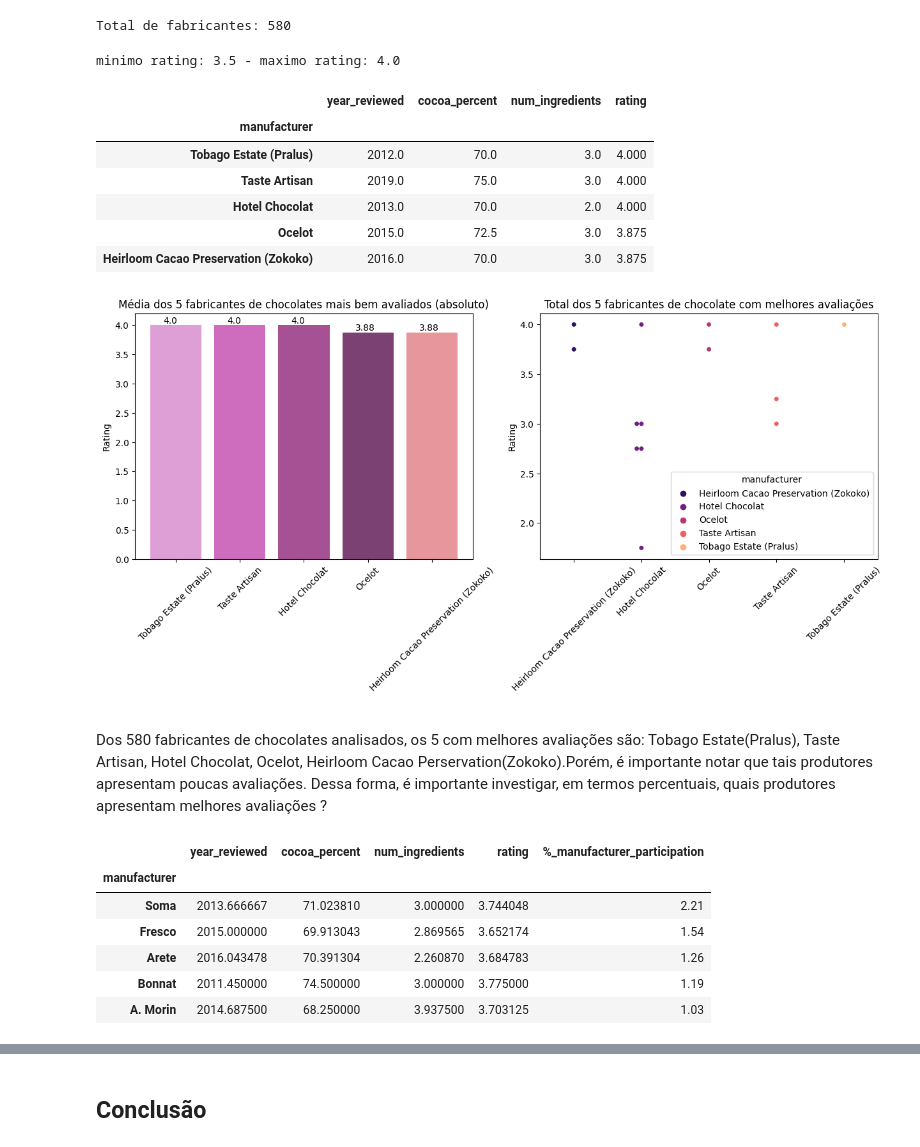
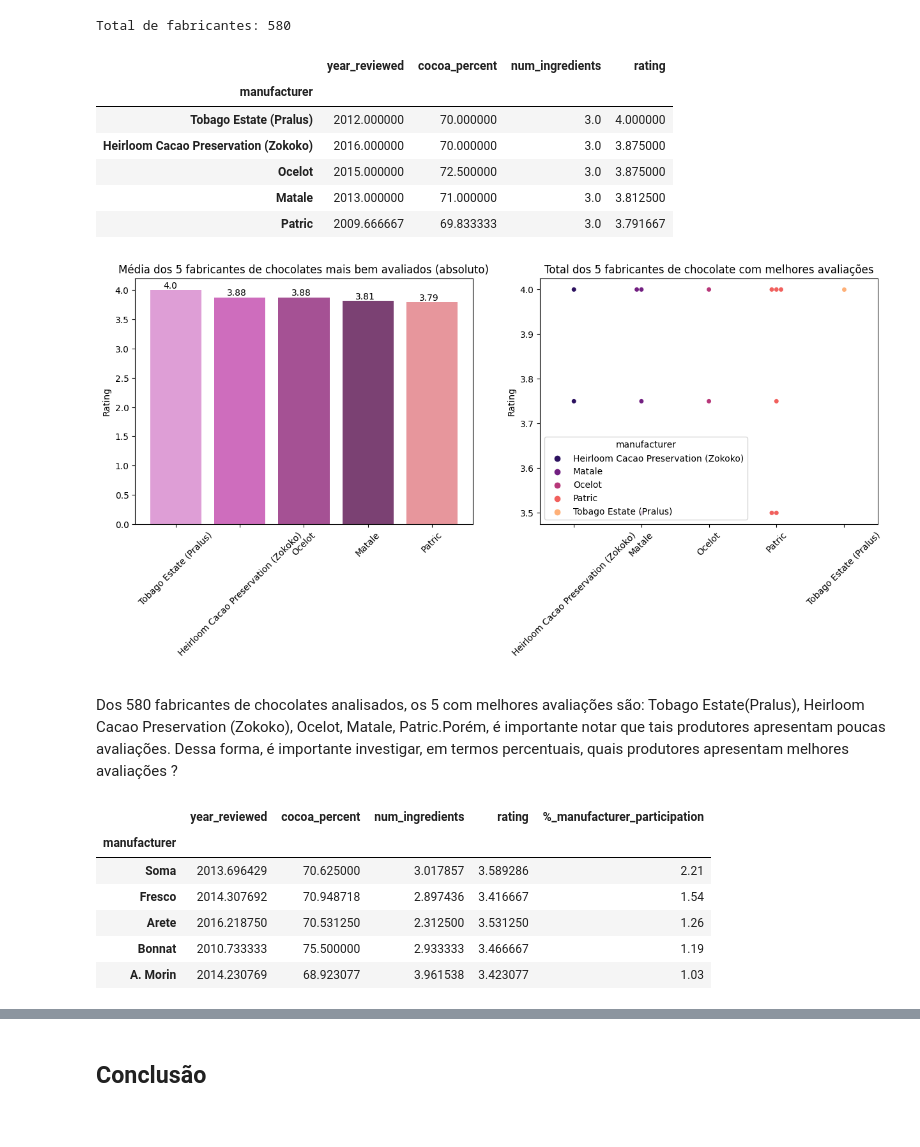
Before and after one commit to talitacgs/ChocolateBar_Analysis, a Jupyter notebook: chocolate_analysis.ipynb, the cells around one changed output, grey strips where cells are left out. Drawn from its saved outputs; the diff is of its cells as text; code cells hidden in the pictures.

```diff
--- a/chocolate_analysis.ipynb
+++ b/chocolate_analysis.ipynb
@@ -218,6 +218,18 @@ df_bean_sorted.head()
 | Sao Tome & Principe | 2020.000000 | 72.500000 | 3.500000 | 3.500000 |
 | Solomon Islands | 2017.400000 | 71.800000 | 2.900000 | 3.450000 |
 | Congo | 2013.090909 | 70.454545 | 3.454545 | 3.318182 |
+# %%
+#função retorna posição dos rótulos de dados nos bar chart
+def position(x):
+    posicao = [i for i in range(0,x,1)]
+
+    return posicao
+
+#função retorna altura nos bar chart
+def height(dataset_name):
+    altura = [round(i,2) for i in dataset_name]
+
+    return altura
 # %%
 fig,axes = plt.subplots(nrows=1,ncols=2,figsize=(16,5))
 
@@ -392,85 +386,68 @@ total_manufacturer = df["manufacturer"].unique().size
 print(f'Total de fabricantes: {total_manufacturer}')
 # %% [output]
 Total de fabricantes: 580
-# %%
-df_highly_recommend = df[df["rating"] >= 3.5]
-min_rating2 = df_highly_recommend['rating'].min()
-max_rating2 = df_highly_recommend['rating'].max()
-
-print(f'minimo rating: {min_rating2} - maximo rating: {max_rating2}')
-# %% [output]
-minimo rating: 3.5 - maximo rating: 4.0
 # %%
-df_manufacturer = df_highly_recommend.groupby("manufacturer").mean(numeric_only=True)
+df_manufacturer = df.groupby("manufacturer").mean(numeric_only=True)
 df_manufacturer_sorted = df_manufacturer.sort_values(by="rating",ascending=False)
 df_manufacturer_sorted.head()
 # %% [output]
 |  | year_reviewed | cocoa_percent | num_ingredients | rating |
 | manufacturer |  |  |  |  |
-| Tobago Estate (Pralus) | 2012.0 | 70.0 | 3.0 | 4.000 |
-| Taste Artisan | 2019.0 | 75.0 | 3.0 | 4.000 |
-| Hotel Chocolat | 2013.0 | 70.0 | 2.0 | 4.000 |
-| Ocelot | 2015.0 | 72.5 | 3.0 | 3.875 |
-| Heirloom Cacao Preservation (Zokoko) | 2016.0 | 70.0 | 3.0 | 3.875 |
+| Tobago Estate (Pralus) | 2012.000000 | 70.000000 | 3.0 | 4.000000 |
+| Heirloom Cacao Preservation (Zokoko) | 2016.000000 | 70.000000 | 3.0 | 3.875000 |
+| Ocelot | 2015.000000 | 72.500000 | 3.0 | 3.875000 |
+| Matale | 2013.000000 | 71.000000 | 3.0 | 3.812500 |
+| Patric | 2009.666667 | 69.833333 | 3.0 | 3.791667 |
 # %%
 fig,axes = plt.subplots(nrows=1,ncols=2,figsize=(15,5))
 
 #Bar Chart
-
-#--------------------------------------------------------------------------------------REFATORAR !!!!!
-j=0
-altura2 = []
-while j < 6:
-    for i in df_manufacturer_sorted["rating"]:
-       altura2.append(round(i,2))
-    j += 1
-
-posicao2 = []
-for i in range(0,5,1):
-   posicao2.append(i)
-#--------------------------------------------------------------------------------------
 
 #plot(x,y)
 col_map = plt.get_cmap('tab20b_r')
 axes[0].bar(df_manufacturer_sorted.index[:5],df_manufacturer_sorted["rating"][:5], color=col_map.colors)
 
 #Definindo labels
 axes[0].set(ylabel="Rating",
-            title="Média dos 5 fabricantes de chocolates mais bem avaliados (absoluto)")
+            title="Média dos fabricantes de chocolates mais bem avaliados")
 
 axes[0].set_xticks(ticks = np.arange(5),labels = df_manufacturer_sorted.index[:5],rotation = 45)
 
 #Colocando a quantidade em cada barra -> x=posição, y=altura, s=altura
 for i in range(5):
-   axes[0].text(x=posicao2[i]-0.2, y=altura2[i]+0.03, s=str(altura2[i]),
-           fontsize=10)
+   axes[0].text(x = position(5)[i]-0.2,
+                y = height(df_manufacturer_sorted["rating"])[i]+0.03,
+                s = str(height(df_manufacturer_sorted["rating"])[i]),
+                fontsize=10)
 
 #Swarmplot
 
 df_best_manufacturer = df.loc[((df["manufacturer"] == "Tobago Estate (Pralus)")|
-                              (df["manufacturer"] == "Taste Artisan")|
-                              (df["manufacturer"] == "Hotel Chocolat")|
+                              (df["manufacturer"] == "Heirloom Cacao Preservation (Zokoko)")|
                               (df["manufacturer"] == "Ocelot")|
-                              (df["manufacturer"] == "Heirloom Cacao Preservation (Zokoko)"))]
+                              (df["manufacturer"] == "Matale")|
+                              (df["manufacturer"] == "Patric"))]
 
 df_best_manufacturer = df_best_manufacturer.sort_values(by="rating",ascending=False)
 
 #plot(x,y)
 sns.swarmplot(x="manufacturer", y="rating",hue="manufacturer", palette="magma", data=df_best_manufacturer, ax=axes[1]);
 
 #Definindo labels
 axes[1].set(xlabel = " ",
             ylabel="Rating",
             title="Total dos 5 fabricantes de chocolate com melhores avaliações")
 
 axes[1].set_xticks(ticks = np.arange(5),labels = df_best_manufacturer["manufacturer"].unique(),rotation = 45)
 
 
 plt.show()
+
+fig.savefig("images/manufacturer_absolute.png")
 # %% [output]
-[figure, old version]
+[figure, new version]
 # %% [markdown]
-Dos 580 fabricantes de chocolates analisados, os 5 com melhores avaliações são: Tobago Estate(Pralus), Taste Artisan, Hotel Chocolat, Ocelot, Heirloom Cacao Perservation(Zokoko).Porém, é importante notar que tais produtores apresentam poucas avaliações. Dessa forma, é importante investigar, em termos percentuais, quais produtores apresentam melhores avaliações ?
+Dos 580 fabricantes de chocolates analisados, os 5 com melhores avaliações são: Tobago Estate(Pralus), Heirloom Cacao Preservation (Zokoko), Ocelot, Matale, Patric.Porém, é importante notar que tais produtores apresentam poucas avaliações. Dessa forma, é importante investigar, em termos percentuais, quais produtores apresentam melhores avaliações ?
 # %%
 df_manufacturer["%_manufacturer_participation"] = (round((df["manufacturer"].value_counts() / len(df["manufacturer"]))*100,2))
 # %%
@@ -479,11 +456,11 @@ df_manufacturer_participation.head()
 # %% [output]
 |  | year_reviewed | cocoa_percent | num_ingredients | rating | %_manufacturer_participation |
 | manufacturer |  |  |  |  |  |
-| Soma | 2013.666667 | 71.023810 | 3.000000 | 3.744048 | 2.21 |
-| Fresco | 2015.000000 | 69.913043 | 2.869565 | 3.652174 | 1.54 |
-| Arete | 2016.043478 | 70.391304 | 2.260870 | 3.684783 | 1.26 |
-| Bonnat | 2011.450000 | 74.500000 | 3.000000 | 3.775000 | 1.19 |
-| A. Morin | 2014.687500 | 68.250000 | 3.937500 | 3.703125 | 1.03 |
+| Soma | 2013.696429 | 70.625000 | 3.017857 | 3.589286 | 2.21 |
+| Fresco | 2014.307692 | 70.948718 | 2.897436 | 3.416667 | 1.54 |
+| Arete | 2016.218750 | 70.531250 | 2.312500 | 3.531250 | 1.26 |
+| Bonnat | 2010.733333 | 75.500000 | 2.933333 | 3.466667 | 1.19 |
+| A. Morin | 2014.230769 | 68.923077 | 3.961538 | 3.423077 | 1.03 |
 # %%
 fig,axes = plt.subplots(nrows=1,ncols=2,figsize=(18,5))
 
```
Also changed, not shown: parts of 6 cells of this notebook.
